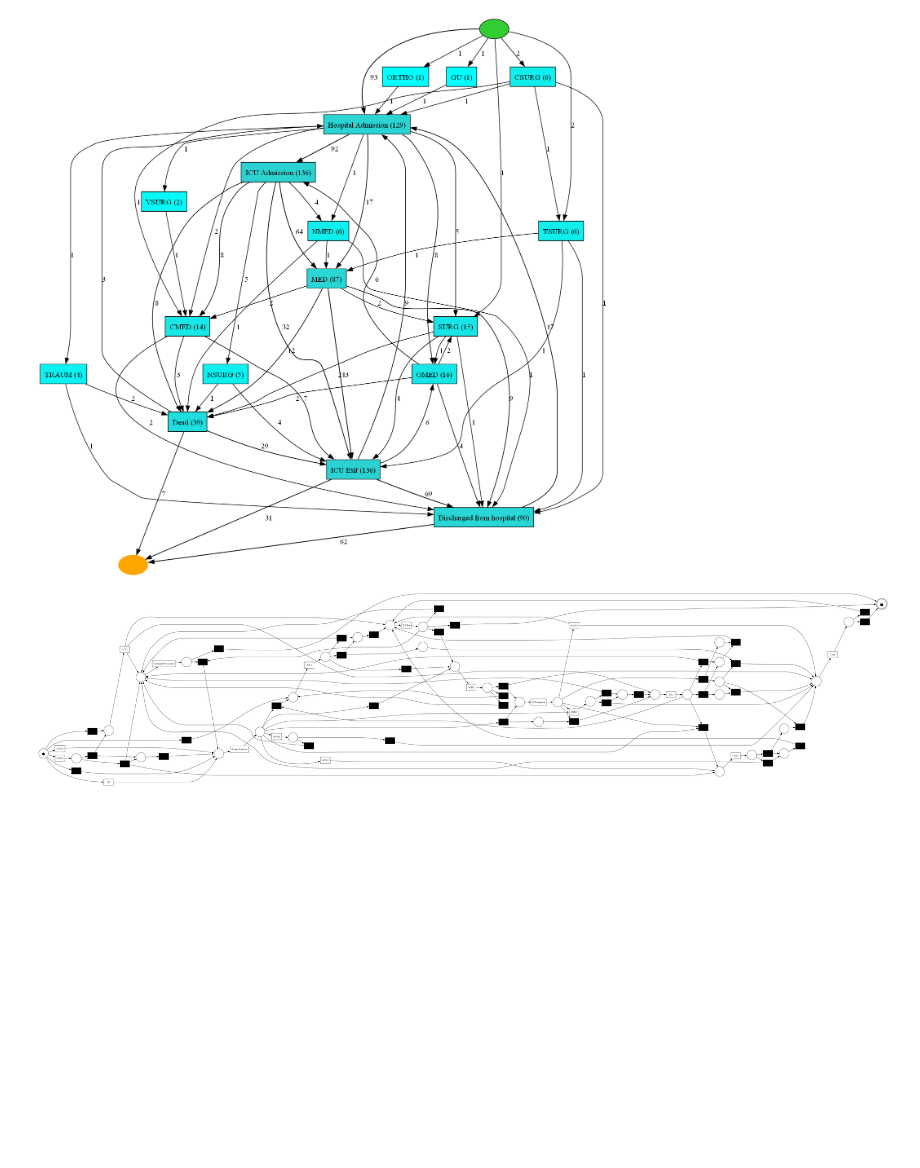
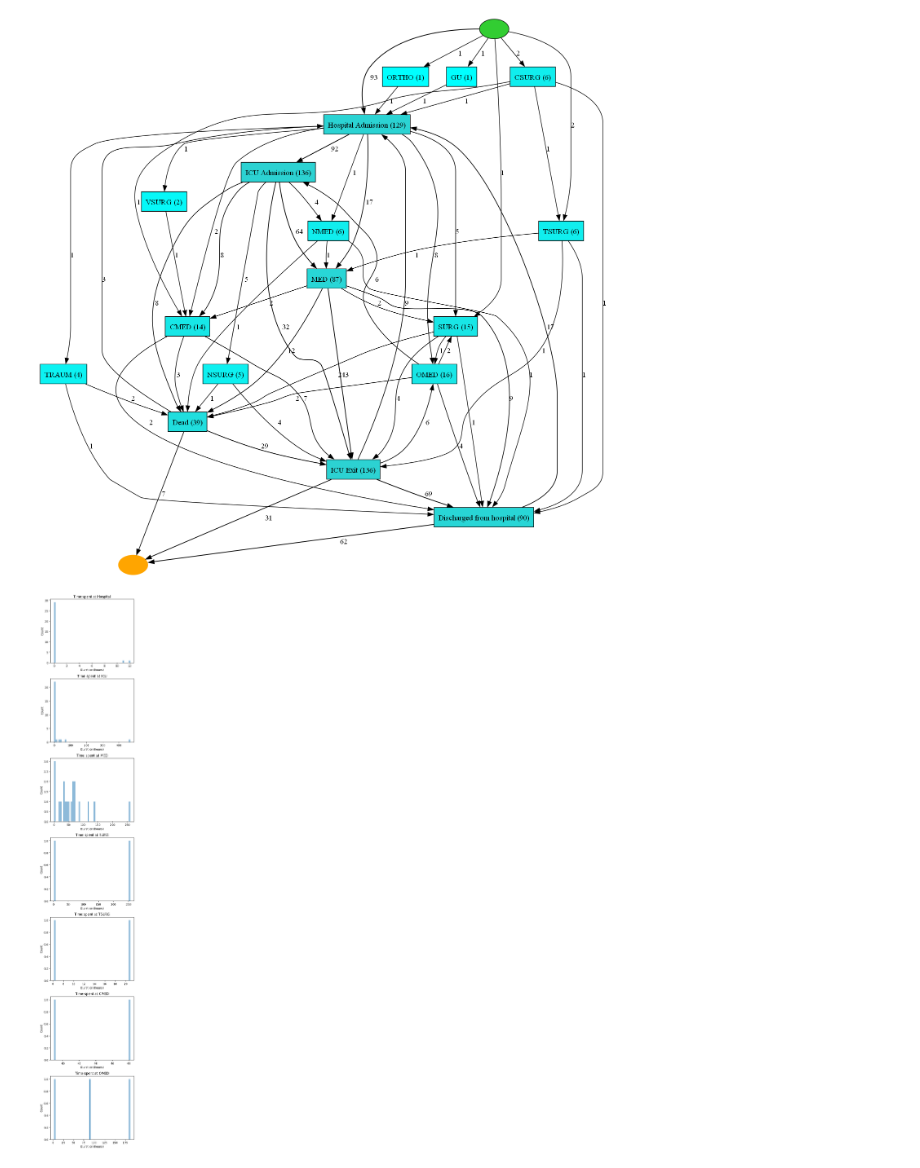
Before and after one commit to sachinrai27/Process_mining_mimic_kaggle, a Jupyter notebook: pm_mim_kag.ipynb, the cells around one changed output. Drawn from its saved outputs; the diff is of its cells as text; code cells hidden in the pictures; blank space fills up the shorter version.

```diff
--- a/pm_mim_kag.ipynb
+++ b/pm_mim_kag.ipynb
@@ -342,10 +336,34 @@ gviz = hn_visualizer.apply(heu_net)
 hn_visualizer.view(gviz)
 # %% [output]
 [figure]
-# %%
-net, im, fm = heuristics_miner.apply(log)
-# Petri net visualisation
-gviz = pn_visualizer.apply(net, im, fm)
-pn_visualizer.view(gviz)
-# %% [output]
-[figure, removed]
+# %%
+""" Calculating how much time a patient spent in a node"""
+import pandas as pd
+
+# Sorting the dataFrame by case and timestamp
+event_log = event_log.sort_values(['case:concept:name', 'time:timestamp'])
+
+# Shifting the dataframe by one row (within each case), essentially aligning each event with its subsequent event
+event_log_shift = event_log.groupby('case:concept:name').shift(-1)
+event_log['duration'] = (event_log_shift['time:timestamp'] - event_log['time:timestamp']).dt.total_seconds() / 3600
+event_log = event_log.dropna(subset=['duration'])
+
+# Activities
+selected_activities = ["Hospital Admission", "ICU Admission", "MED", "SURG", "TSURG", "CMED", "OMED"]
+n_activities = len(selected_activities)
+
+fig, axs = plt.subplots(nrows=n_activities, figsize=(5, 4*n_activities))
+if n_activities == 1:
+    axs = [axs]
+
+for ax, activity in zip(axs, selected_activities):
+    activity_data = event_log[event_log['concept:name'] == activity]
+    activity_title = activity.replace(' Admission', '') if activity.endswith(' Admission') else activity
+    ax.hist(activity_data['duration'], bins=50, alpha=0.5)
+    ax.set_title(f"Time spent at {activity_title}")
+    ax.set_xlabel('Duration (hours)')
+    ax.set_ylabel('Count')
+plt.tight_layout()
+plt.show()
+# %% [output]
+[figure, added]
```
Also changed, not shown: parts of 3 cells of this notebook.
